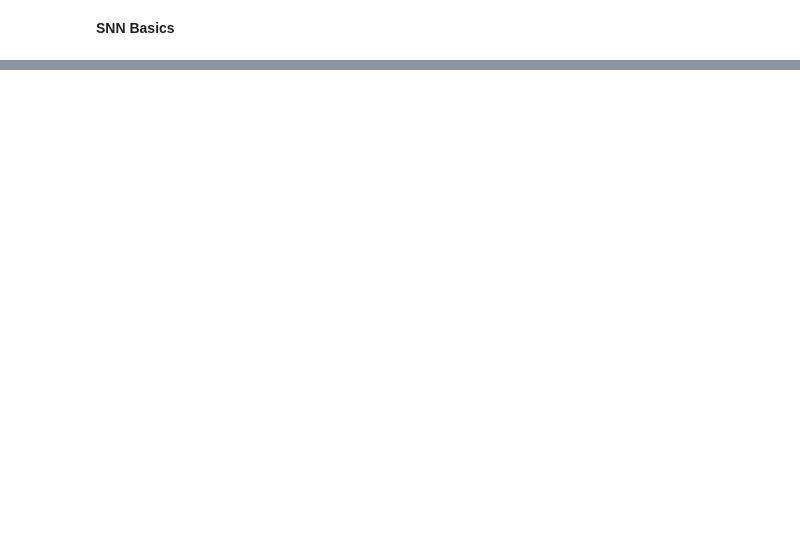
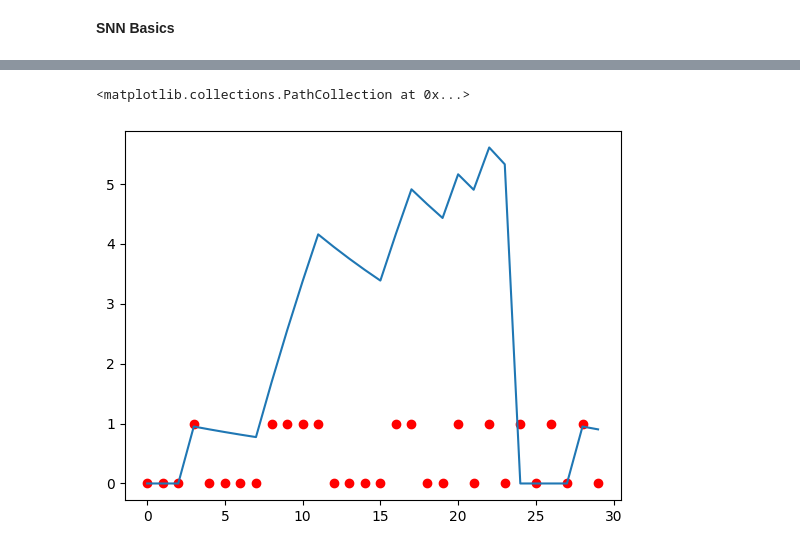
Before and after one commit to kadgitub7/LIF-based-SNN-on-FPGA, a Jupyter notebook: SNN.ipynb, the cells around one changed output, grey strips where cells are left out. Drawn from its saved outputs; the diff is of its cells as text; code cells hidden in the pictures; blank space fills up the shorter version.

```diff
--- a/SNN.ipynb
+++ b/SNN.ipynb
@@ -65,0 +137,9 @@ plt.scatter(x_s, inputs)
+# %%
+plt.plot(x_s, potentials_3)
+input_plt_3 = []
+for i in range(len(input1)):
+    input_plt_3.append(input1[i][0])
+plt.scatter(x_s, input_plt_3, c='red')
+# %% [output]
+<matplotlib.collections.PathCollection at 0x...>
+[figure, added]
```
Also changed, not shown: parts of 9 cells of this notebook.
